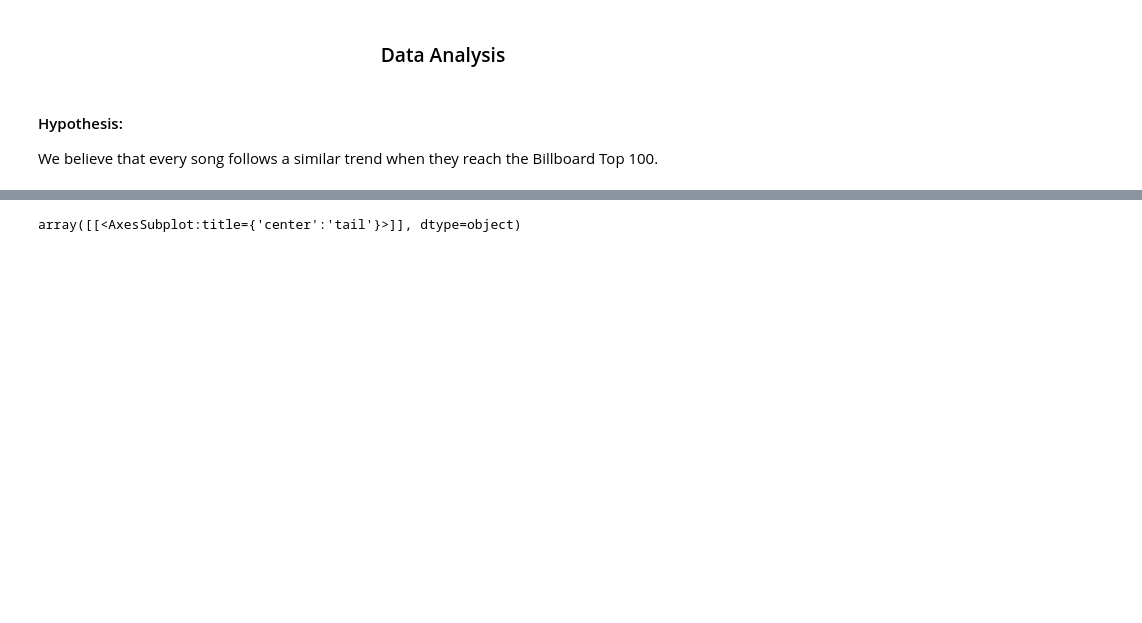
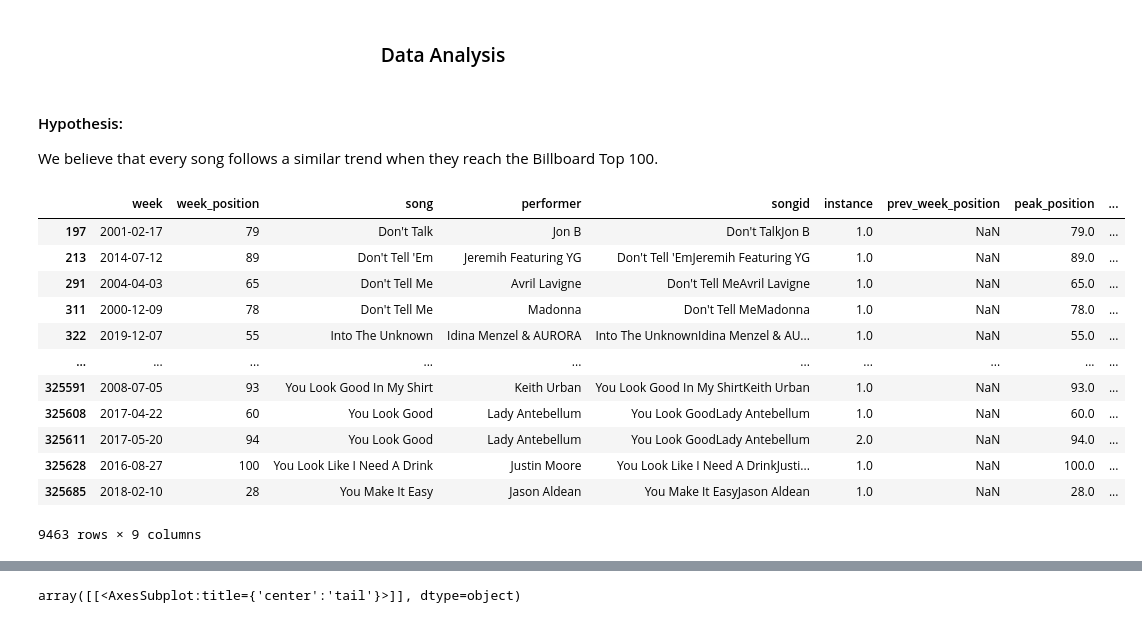
Before and after one commit to tvarano/hit-analyzer, a Jupyter notebook: main.ipynb, the cells around one changed output, grey strips where cells are left out. Drawn from its saved outputs; the diff is of its cells as text; code cells hidden in the pictures; blank space fills up the shorter version.

```diff
--- a/main.ipynb
+++ b/main.ipynb
@@ -40,3 +44,19 @@ We believe that every song follows a similar trend when they reach the Billboard
+# %%
+df[df.prev_week_position.isna()]
+# %% [output]
+|  | week | week_position | song | performer | songid | instance | prev_week_position | peak_position | ... |
+| 197 | 2001-02-17 | 79 | Don't Talk | Jon B | Don't TalkJon B | 1.0 | NaN | 79.0 | ... |
+| 213 | 2014-07-12 | 89 | Don't Tell 'Em | Jeremih Featuring YG | Don't Tell 'EmJeremih Featuring YG | 1.0 | NaN | 89.0 | ... |
+| 291 | 2004-04-03 | 65 | Don't Tell Me | Avril Lavigne | Don't Tell MeAvril Lavigne | 1.0 | NaN | 65.0 | ... |
+| 311 | 2000-12-09 | 78 | Don't Tell Me | Madonna | Don't Tell MeMadonna | 1.0 | NaN | 78.0 | ... |
+| 322 | 2019-12-07 | 55 | Into The Unknown | Idina Menzel & AURORA | Into The UnknownIdina Menzel & AU... | 1.0 | NaN | 55.0 | ... |
+| ... | ... | ... | ... | ... | ... | ... | ... | ... | ... |
+| 325591 | 2008-07-05 | 93 | You Look Good In My Shirt | Keith Urban | You Look Good In My ShirtKeith Urban | 1.0 | NaN | 93.0 | ... |
+| 325608 | 2017-04-22 | 60 | You Look Good | Lady Antebellum | You Look GoodLady Antebellum | 1.0 | NaN | 60.0 | ... |
+| 325611 | 2017-05-20 | 94 | You Look Good | Lady Antebellum | You Look GoodLady Antebellum | 2.0 | NaN | 94.0 | ... |
+| 325628 | 2016-08-27 | 100 | You Look Like I Need A Drink | Justin Moore | You Look Like I Need A DrinkJusti... | 1.0 | NaN | 100.0 | ... |
+| 325685 | 2018-02-10 | 28 | You Make It Easy | Jason Aldean | You Make It EasyJason Aldean | 1.0 | NaN | 28.0 | ... |
+9463 rows × 9 columns
 # %%
 # make dataframe to keep track of song-wide data
 
```
Also changed, not shown: parts of 13 cells of this notebook.
